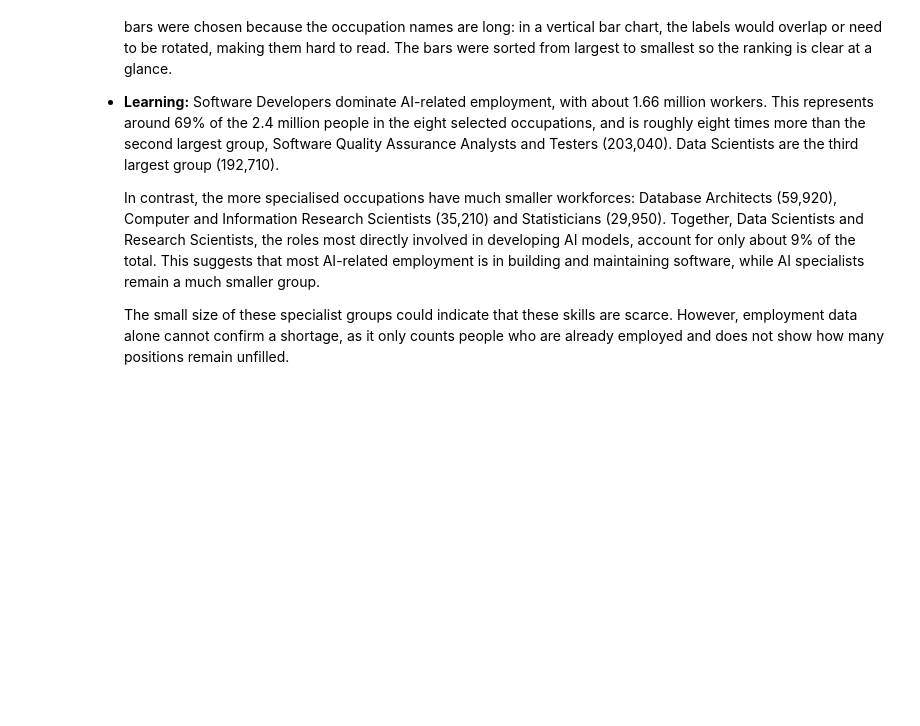
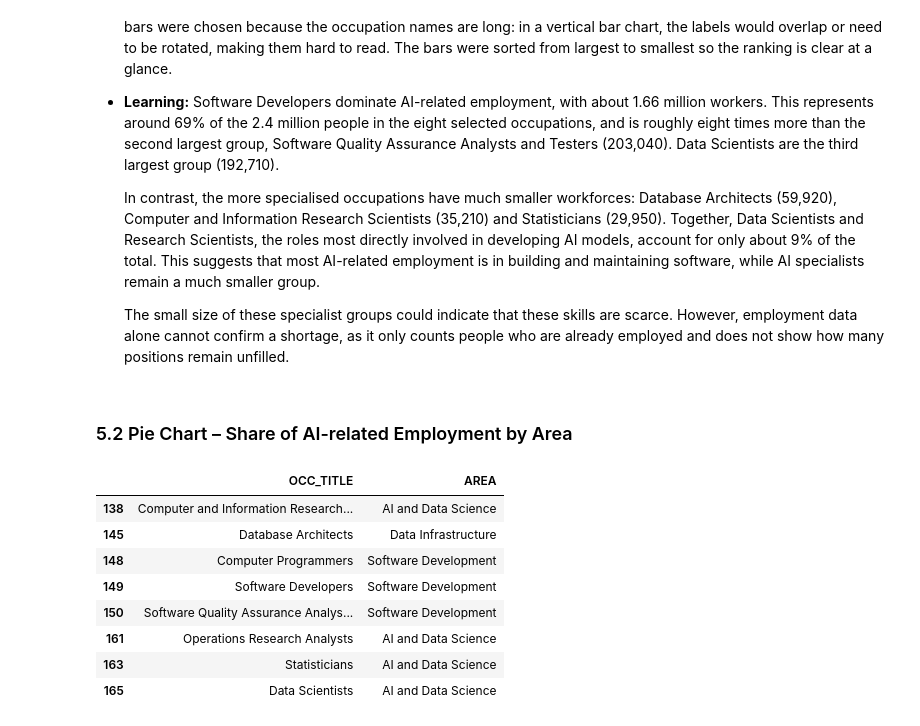
Before and after one commit to 2023357/data-vis-ca1, a Jupyter notebook: CA1_Data_Visualisation.ipynb, the cells around one changed output. Drawn from its saved outputs; the diff is of its cells as text; code cells hidden in the pictures; blank space fills up the shorter version.

```diff
--- a/CA1_Data_Visualisation.ipynb
+++ b/CA1_Data_Visualisation.ipynb
@@ -277,3 +277,29 @@ plt.show()
   In contrast, the more specialised occupations have much smaller workforces: Database Architects (59,920), Computer and Information Research Scientists (35,210) and Statisticians (29,950). Together, Data Scientists and Research Scientists, the roles most directly involved in developing AI models, account for only about 9% of the total. This suggests that most AI-related employment is in building and maintaining software, while AI specialists remain a much smaller group.
 
   The small size of these specialist groups could indicate that these skills are scarce. However, employment data alone cannot confirm a shortage, as it only counts people who are already employed and does not show how many positions remain unfilled.
+# %% [markdown]
+### 5.2 Pie Chart – Share of AI-related Employment by Area
+# %%
+# Map each occupation code to one of three areas
+area_map = {
+    '15-2051': 'AI and Data Science',
+    '15-1221': 'AI and Data Science',
+    '15-2041': 'AI and Data Science',
+    '15-2031': 'AI and Data Science',
+    '15-1252': 'Software Development',
+    '15-1251': 'Software Development',
+    '15-1253': 'Software Development',
+    '15-1243': 'Data Infrastructure'
+}
+ai_national['AREA'] = ai_national['OCC_CODE'].map(area_map)
+ai_national[['OCC_TITLE', 'AREA']]
+# %% [output]
+|  | OCC_TITLE | AREA |
+| 138 | Computer and Information Research... | AI and Data Science |
+| 145 | Database Architects | Data Infrastructure |
+| 148 | Computer Programmers | Software Development |
+| 149 | Software Developers | Software Development |
+| 150 | Software Quality Assurance Analys... | Software Development |
+| 161 | Operations Research Analysts | AI and Data Science |
+| 163 | Statisticians | AI and Data Science |
+| 165 | Data Scientists | AI and Data Science |
```
Also changed, not shown: parts of 5 cells of this notebook.
